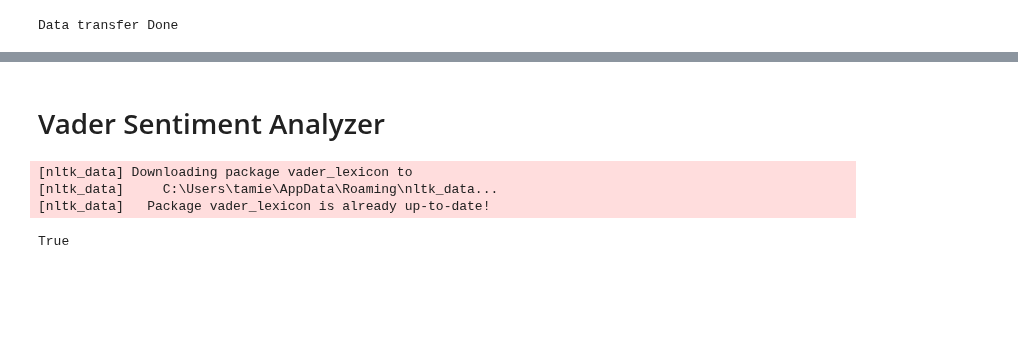
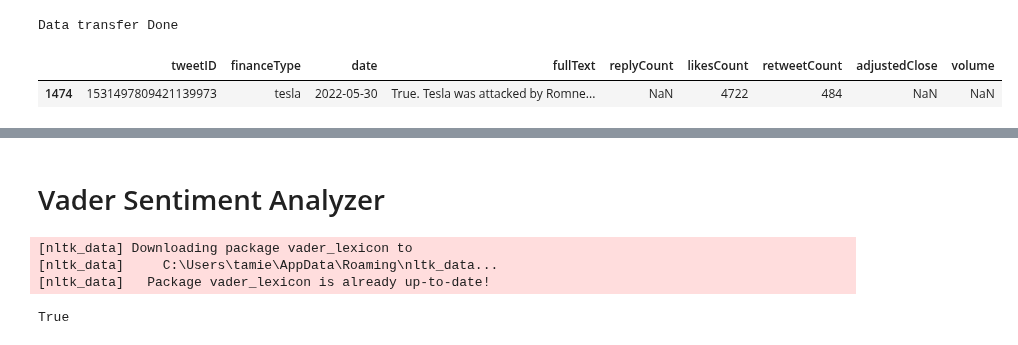
Before and after one commit to VanAntworth/To-The-Moon, a Jupyter notebook: Segment3_Delivery/Pre_Processing/sentiment_analysis.ipynb, the cells around one changed output, grey strips where cells are left out. Cells and saved outputs as stored; diff of their text form; code cells hidden in the pictures; blank space fills up the shorter version.

```diff
--- a/Segment3_Delivery/Pre_Processing/sentiment_analysis.ipynb
+++ b/Segment3_Delivery/Pre_Processing/sentiment_analysis.ipynb
@@ -28,6 +28,11 @@ except BaseException as err:
     print(err)
 # %% [output]
 Data transfer Done
+# %%
+df_dbSentimentData[(df_dbSentimentData['tweetID'] == 1531497809421139973)]
+# %% [output]
+|  | tweetID | financeType | date | fullText | replyCount | likesCount | retweetCount | adjustedClose | volume |
+| 1474 | 1531497809421139973 | tesla | 2022-05-30 | True. Tesla was attacked by Romne... | NaN | 4722 | 484 | NaN | NaN |
 # %%
 df_dbSentimentData
 # %% [output]
```
Also changed, not shown: parts of 17 cells of this notebook, 4 other files.
